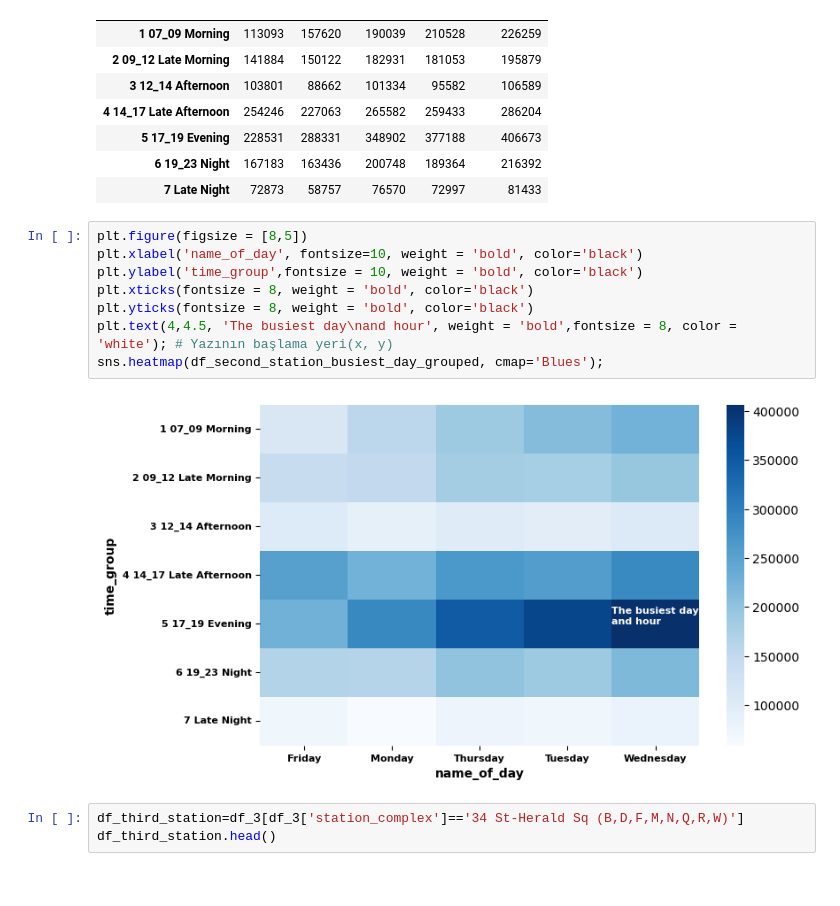
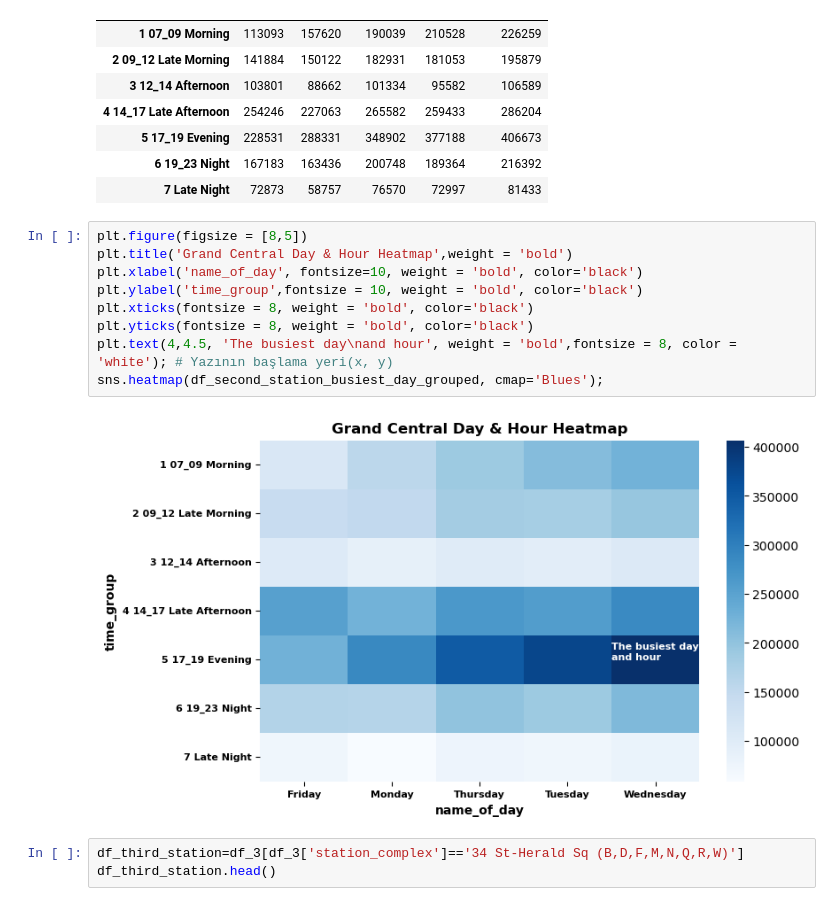
Before and after one commit to baharturgutinan/istdsa_bahar, a Jupyter notebook: ISTDSA_Bahar_Proje1.ipynb, the cells around one changed output. Drawn from its saved outputs; the diff is of its cells as text.

```diff
--- a/ISTDSA_Bahar_Proje1.ipynb
+++ b/ISTDSA_Bahar_Proje1.ipynb
@@ -390,14 +394,15 @@ df_second_station_busiest_day_grouped
 | 7 Late Night | 72873 | 58757 | 76570 | 72997 | 81433 |
 # %%
 plt.figure(figsize = [8,5])
+plt.title('Grand Central Day & Hour Heatmap',weight = 'bold')
 plt.xlabel('name_of_day', fontsize=10, weight = 'bold', color='black')
 plt.ylabel('time_group',fontsize = 10, weight = 'bold', color='black')
 plt.xticks(fontsize = 8, weight = 'bold', color='black')
 plt.yticks(fontsize = 8, weight = 'bold', color='black')
 plt.text(4,4.5, 'The busiest day\nand hour', weight = 'bold',fontsize = 8, color = 'white'); # Yazının başlama yeri(x, y)
 sns.heatmap(df_second_station_busiest_day_grouped, cmap='Blues');
 # %% [output]
-[figure, old version]
+[figure, new version]
 # %%
 df_third_station=df_3[df_3['station_complex']=='34 St-Herald Sq (B,D,F,M,N,Q,R,W)']
 df_third_station.head()
```
Also changed, not shown: parts of 5 cells of this notebook.
